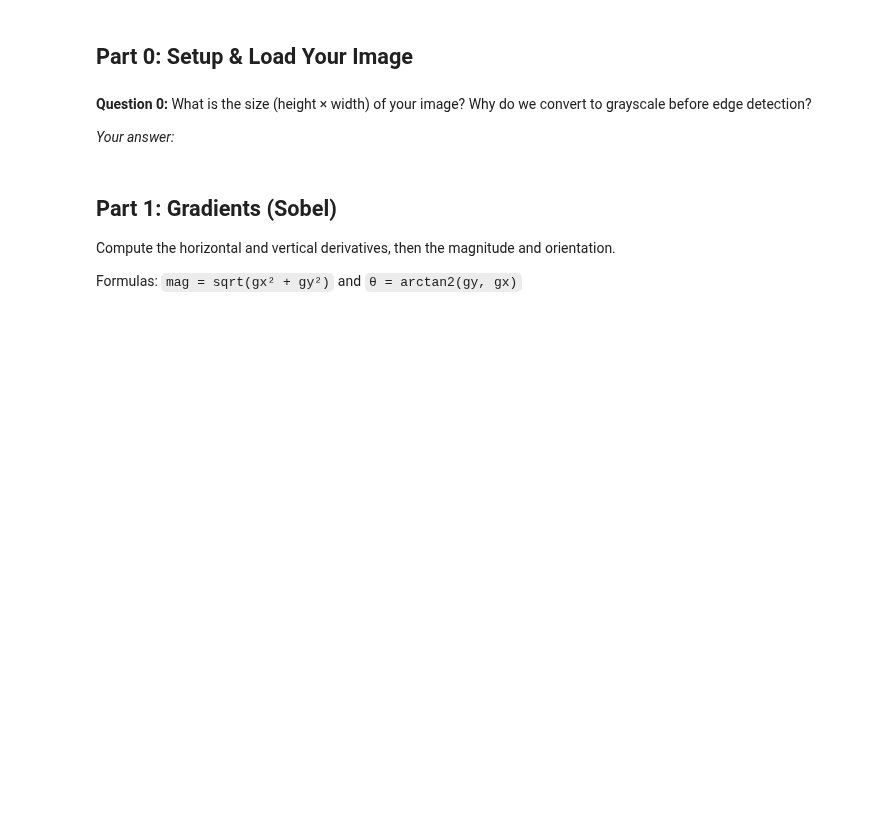
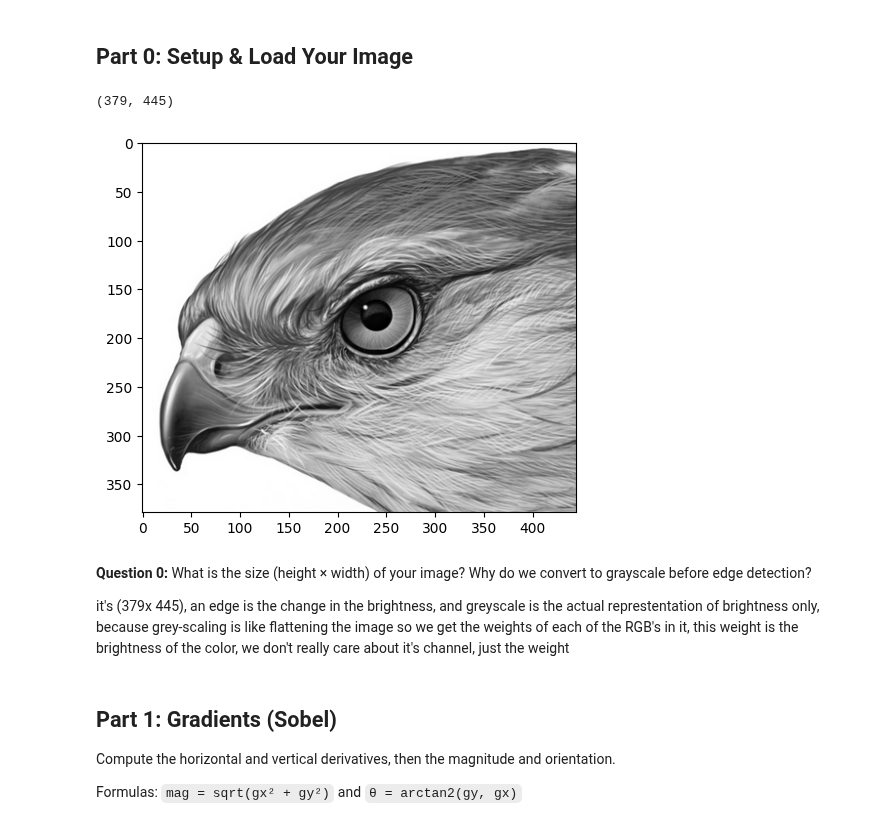
Before and after one commit to hobibat/SkyXperts-Vision-Course, a Jupyter notebook: tasks/tasks3.ipynb, the cells around one changed output. Drawn from its saved outputs; the diff is of its cells as text; code cells hidden in the pictures; blank space fills up the shorter version.

```diff
--- a/tasks/tasks3.ipynb
+++ b/tasks/tasks3.ipynb
@@ -24,7 +14,26 @@ img = None
-# %% [markdown]
-**Question 0:** What is the size (height × width) of your image? Why do we convert to grayscale before edge detection?
-
-*Your answer:*
+# %%
+import cv2 as cv
+import numpy as np
+import matplotlib.pyplot as plt
+
+path = r"C:\Users\habib\OneDrive\Desktop\gettingintoit\skyexperts CV training\Session2\images\hawk.png"
+
+# TODO: load the image in grayscale and display it
+img = cv.imread(path, 0)  #notice, it's loaded in grey, not displayed yet, this is just loading it into memory, u always forget that
+# cv.imshow("Original Image", img)
+# cv.waitKey(3000)
+print(img.shape)
+# cv.destroyAllWindows()
+plt.imshow(img, cmap="gray")
+plt.show()
+# %% [output]
+(379, 445)
+[figure, added]
+# %% [markdown]
+**Question 0:** What is the size (height × width) of your image? Why do we convert to grayscale before edge detection?
+
+it's (379x 445),
+an edge is the change in the brightness, and greyscale is the actual represtentation of brightness only, because grey-scaling is like flattening the image so we get the weights of each of the RGB's in it, this weight is the brightness of the color, we don't really care about it's channel, just the weight
 # %% [markdown]
 ## Part 1: Gradients (Sobel)
 
```
Also changed, not shown: parts of 7 cells of this notebook.
